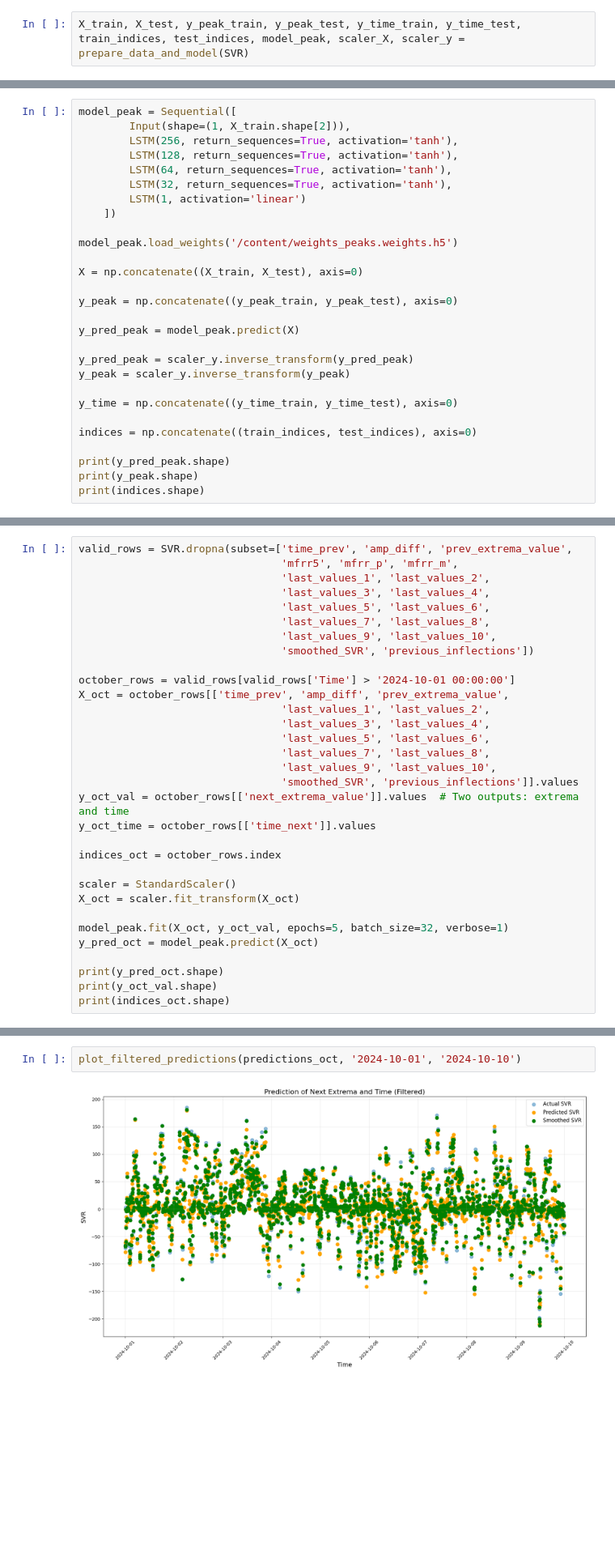
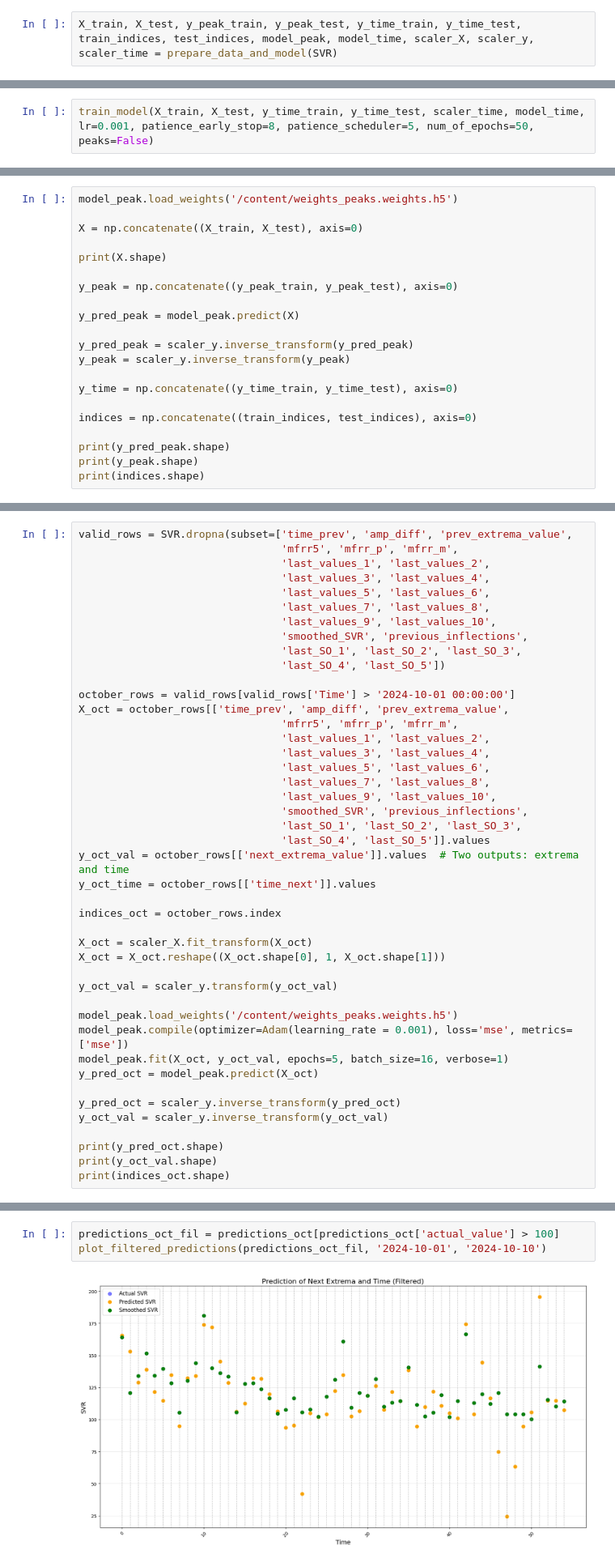
Before and after one commit to matule00/SGE, a Jupyter notebook: NN_SVR_peak_2.ipynb, the cells around one changed output, grey strips where cells are left out. Shown at 81% size. Drawn from its saved outputs; the diff is of its cells as text; blank space fills up the shorter version.

```diff
--- a/NN_SVR_peak_2.ipynb
+++ b/NN_SVR_peak_2.ipynb
@@ -217,5 +242,5 @@ def prepare_data_and_model(SVR):
 # %% [markdown]
 #Peak and time model
 # %%
-X_train, X_test, y_peak_train, y_peak_test, y_time_train, y_time_test, train_indices, test_indices, model_peak, scaler_X, scaler_y = prepare_data_and_model(SVR)
+X_train, X_test, y_peak_train, y_peak_test, y_time_train, y_time_test, train_indices, test_indices, model_peak, model_time, scaler_X, scaler_y, scaler_time = prepare_data_and_model(SVR)
 # %% [output]
@@ -307,0 +301,2 @@ Mean Squared Error for Time: 2.530411241434881
+# %%
+train_model(X_train, X_test, y_time_train, y_time_test, scaler_time, model_time, lr=0.001, patience_early_stop=8, patience_scheduler=5, num_of_epochs=50, peaks=False)
@@ -308,18 +322,11 @@ Mean Squared Error for Time: 2.530411241434881
 # %% [markdown]
 ##Evaluation of model
 # %%
-model_peak = Sequential([
-        Input(shape=(1, X_train.shape[2])),
-        LSTM(256, return_sequences=True, activation='tanh'),
-        LSTM(128, return_sequences=True, activation='tanh'),
-        LSTM(64, return_sequences=True, activation='tanh'),
-        LSTM(32, return_sequences=True, activation='tanh'),
-        LSTM(1, activation='linear')
-    ])
-
 model_peak.load_weights('/content/weights_peaks.weights.h5')
 
 X = np.concatenate((X_train, X_test), axis=0)
+
+print(X.shape)
 
 y_peak = np.concatenate((y_peak_train, y_peak_test), axis=0)
 
@@ -396,26 +406,38 @@ valid_rows = SVR.dropna(subset=['time_prev', 'amp_diff', 'prev_extrema_value',
                                 'last_values_5', 'last_values_6',
                                 'last_values_7', 'last_values_8',
                                 'last_values_9', 'last_values_10',
-                                'smoothed_SVR', 'previous_inflections'])
+                                'smoothed_SVR', 'previous_inflections',
+                                'last_SO_1', 'last_SO_2', 'last_SO_3',
+                                'last_SO_4', 'last_SO_5'])
 
 october_rows = valid_rows[valid_rows['Time'] > '2024-10-01 00:00:00']
 X_oct = october_rows[['time_prev', 'amp_diff', 'prev_extrema_value',
+                                'mfrr5', 'mfrr_p', 'mfrr_m',
                                 'last_values_1', 'last_values_2',
                                 'last_values_3', 'last_values_4',
                                 'last_values_5', 'last_values_6',
                                 'last_values_7', 'last_values_8',
                                 'last_values_9', 'last_values_10',
-                                'smoothed_SVR', 'previous_inflections']].values
+                                'smoothed_SVR', 'previous_inflections',
+                                'last_SO_1', 'last_SO_2', 'last_SO_3',
+                                'last_SO_4', 'last_SO_5']].values
 y_oct_val = october_rows[['next_extrema_value']].values  # Two outputs: extrema and time
 y_oct_time = october_rows[['time_next']].values
 
 indices_oct = october_rows.index
 
-scaler = StandardScaler()
-X_oct = scaler.fit_transform(X_oct)
+X_oct = scaler_X.fit_transform(X_oct)
+X_oct = X_oct.reshape((X_oct.shape[0], 1, X_oct.shape[1]))
 
-model_peak.fit(X_oct, y_oct_val, epochs=5, batch_size=32, verbose=1)
+y_oct_val = scaler_y.transform(y_oct_val)
+
+model_peak.load_weights('/content/weights_peaks.weights.h5')
+model_peak.compile(optimizer=Adam(learning_rate = 0.001), loss='mse', metrics=['mse'])
+model_peak.fit(X_oct, y_oct_val, epochs=5, batch_size=16, verbose=1)
 y_pred_oct = model_peak.predict(X_oct)
+
+y_pred_oct = scaler_y.inverse_transform(y_pred_oct)
+y_oct_val = scaler_y.inverse_transform(y_oct_val)
 
 print(y_pred_oct.shape)
 print(y_oct_val.shape)
@@ -494,7 +527,8 @@ NameError: name 'predictions_oct' is not defined
 # %%
-plot_filtered_predictions(predictions_oct, '2024-10-01', '2024-10-10')
+predictions_oct_fil = predictions_oct[predictions_oct['actual_value'] > 100]
+plot_filtered_predictions(predictions_oct_fil, '2024-10-01', '2024-10-10')
 # %% [output]
-[figure, old version]
+[figure, new version]
 # %% [markdown]
 #Predicting the sequence
 # %%
```
Also changed, not shown: parts of 22 cells of this notebook.
